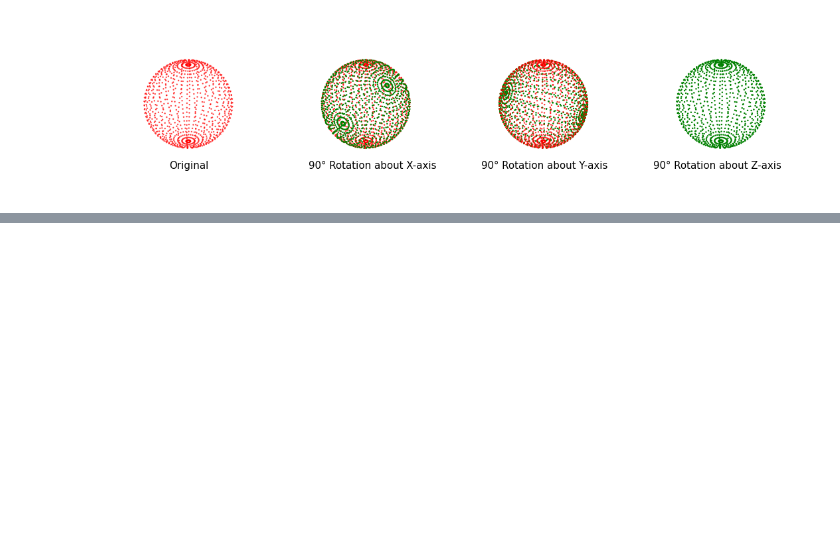
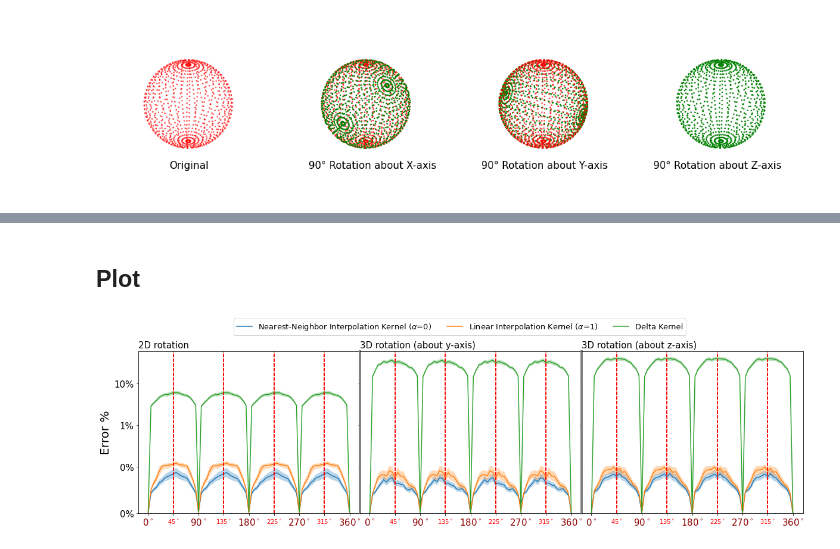
Before and after one commit to SoumyabrataKundu/Steerable, a Jupyter notebook: Plots.ipynb, the cells around one changed output, grey strips where cells are left out. Saved outputs shown, nothing was run; the diff lists cells and outputs as text; code cells hidden in the pictures; blank space fills up the shorter version.

```diff
--- a/Plots.ipynb
+++ b/Plots.ipynb
@@ -224,24 +196,20 @@ tensor([[0.0252, 0.1159],
 # %%
 # Model
-class Model(torch.nn.Module):
+class Model3D(torch.nn.Module):
     def __init__(self, interpolation_type) -> None:
         super().__init__()
         n_angle = 256
         self.network = torch.nn.Sequential(
-            snn.SE3Conv(1, 4, 5, n_angle=n_angle, padding='same', interpolation_type=interpolation_type),
+            snn.SE3Conv(1, [4,4], 5, n_angle=n_angle, padding='same', interpolation_type=interpolation_type),
             snn.SE3BatchNorm(),
-            snn.SE3Conv(4, 16, 5, n_angle=n_angle, padding='same', interpolation_type=interpolation_type),
+            snn.SE3Conv([4,4], [16,16], 5, n_angle=n_angle, padding='same', interpolation_type=interpolation_type),
             snn.SE3NormFlatten()
         )
 
     def forward(self,x):
         return self.network(x.type(torch.cfloat))
 
-dataset = GaussianDataset(size =(1,32,32,32))
-interpolation_type = 0
-stats_3d_z = check_equivariance([
-    Model(interpolation_type=0).to(device),
-    Model(interpolation_type=1).to(device),
-    Model(interpolation_type=-1).to(device)
-    ],
-    dataset, lambda x, degree:snn.rotate_image(x, (degree, 0, 0), order=1))
+errors_3d = check_equivariance(models=[Model3D(interpolation_type=i).to(device) for i in interpolation_orders],
+                               dataset=GaussianDataset(size =(1,32,32,32)),
+                               transfomations=[lambda x, degree:snn.rotate_image(x, (0, degree, 0), order=1),
+                                               lambda x, degree:snn.rotate_image(x, (degree, 0, 0), order=1)])
@@ -326,0 +216,57 @@ plt.show()
+# %% [markdown]
+## Plot
+# %%
+from matplotlib.ticker import FuncFormatter
+errors = torch.cat([errors_2d, errors_3d], dim=1)
+fig, axes = plt.subplots(nrows=1, ncols=errors.shape[1], sharey=True, gridspec_kw={'wspace':0})
+fig.set_size_inches(20,5)
+
+
+def deg_label(x):
+    return rf"${x}^\circ$"
+
+
+labels = [r'Nearest-Neighbor Interpolation Kernel ($\alpha$=0)',
+          r'Linear Interpolation Kernel ($\alpha$=1)',
+          'Delta Kernel']
+
+for i in interpolation_orders:
+    for j, ax in enumerate(axes):
+        ax.plot(degrees, errors[i,j,:,0], label=labels[i])
+        ax.fill_between(
+            degrees,
+            errors[i,j,:,0] - 1.96*errors[i,j,:,1]/sqrt(n_sim),
+            errors[i,j,:,0] + 1.96*errors[i,j,:,1]/sqrt(n_sim),
+            alpha=0.3
+        )
+
+        ax.set_xticks([45*i for i in range(degrees.max().item()//45 + 1)])
+        ax.tick_params(axis='both', labelsize=15)
+        ax.tick_params(axis='x', labelcolor='darkred')
+        ticks = ax.xaxis.get_major_ticks()
+        if j>0:
+            ax.spines['left'].set_linewidth(4)
+            ax.spines['left'].set_edgecolor('grey')
+
+        for k in [1, 3, 5, 7]:
+            if -len(ticks) <= k < len(ticks):
+                ticks[k].label1.set_fontsize(10)
+                ticks[k].label1.set_color('red')
+        ax.xaxis.set_major_formatter(FuncFormatter(lambda x, pos: rf"${x}^\circ$"))
+        for intercept in [90*i+45 for i in range(round(degrees.max().item()/90))]:
+            ax.axvline(intercept, linestyle='dashed', color='red')
+        ax.set_yscale('symlog', linthresh=0.1, linscale=1.0)
+        ax.yaxis.set_major_formatter(PercentFormatter(100))
+        ax.set_ylim((0.0, errors.max().item()+10))
+
+
+axes[0].set_ylabel('Error %', size=20)
+axes[0].set_title('2D rotation', loc='left', size=15)
+axes[1].set_title('3D rotation (about y-axis)', loc='left', fontsize=15)
+axes[2].set_title('3D rotation (about z-axis)', loc='left', fontsize=15)
+handles, labels = axes[0].get_legend_handles_labels()
+fig.legend(handles, labels, loc='upper center', bbox_to_anchor=(0.5,1.05), ncol=3, fontsize=13)
+
+plt.show()
+# %% [output]
+[figure, added]
```
Also changed, not shown: parts of 18 cells of this notebook, 1 other file.
